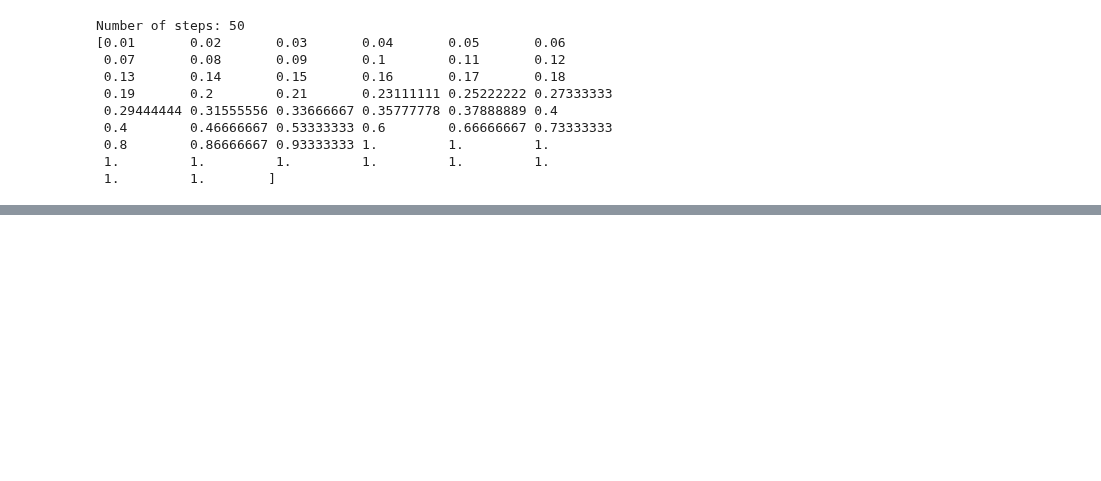
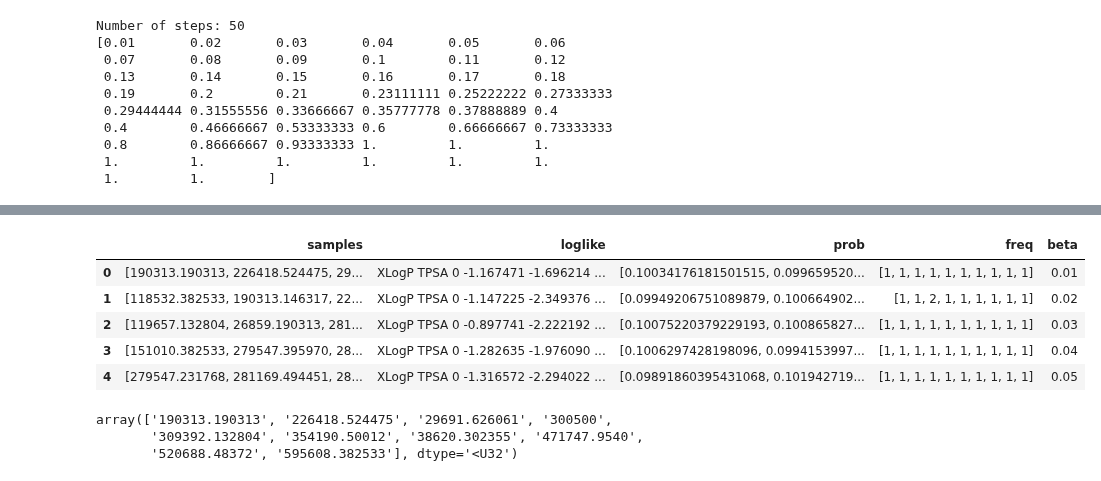
Before and after one commit to yoshida-lab/XenonPy, a Jupyter notebook: xenonpy/contrib/ismd/Sample.ipynb, the cells around one changed output, grey strips where cells are left out. Cells and saved outputs as stored; diff of their text form; code cells hidden in the pictures; blank space fills up the shorter version.

```diff
--- a/xenonpy/contrib/ismd/Sample.ipynb
+++ b/xenonpy/contrib/ismd/Sample.ipynb
@@ -207,0 +191,6 @@ Round 4 ['N#Cc1nn(CCCO)cc1Br.CNCc1cccc(OCSC)c1', 'O=C1CCC(=Cc2cccc(Oc3ccc(C(F)(F
+# %%
+# set up initial reactants
+cans = [smi for i, smi in enumerate(data['reactant_index'])
+        if (data['XLogP'].iloc[i] > 4)]
+init_samples = np.random.choice(cans, 10)
+print(init_samples)
@@ -227,11 +216,0 @@ ismd = ISMD(estimator=prd_mdls, modifier=pool_sampler)
-# %%
-%%time
-
-# main loop of ismd
-ismd_samples1, ismd_loglike1, ismd_prob1, ismd_freq1 = [], [], [], []
-for s, ll, p, freq in ismd(init_samples, beta, yield_lpf=True):
-    ismd_samples1.append(s)
-    ismd_loglike1.append(ll)
-    ismd_prob1.append(p)
-    ismd_freq1.append(freq)
-    print(s)
@@ -350,0 +217,23 @@ RDKit ERROR: [00:04:32] SMILES Parse Error: unclosed ring for input: 'CC(C)=CCCC
+# %%
+# library for running ismd in XenonPy-iQSPR
+from xenonpy.inverse.iqspr import IQSPR
+
+# set up likelihood and modifier models in iQSPR
+ismd = IQSPR(estimator=likelihood_calculator, modifier=pool_obj)
+
+np.random.seed(201906) # fix the random seed
+# main loop of iQSPR
+ismd_samples, ismd_loglike, ismd_prob, ismd_freq = [], [], [], []
+for s, ll, p, freq in ismd(init_samples, beta, yield_lpf=True):
+    ismd_samples.append(s)
+    ismd_loglike.append(ll)
+    ismd_prob.append(p)
+    ismd_freq.append(freq)
+# record all outputs
+ismd_results = {
+    "samples": ismd_samples,
+    "loglike": ismd_loglike,
+    "prob": ismd_prob,
+    "freq": ismd_freq,
+    "beta": beta
+}
@@ -350,0 +247,17 @@ RDKit ERROR: [00:04:32] SMILES Parse Error: unclosed ring for input: 'CC(C)=CCCC
+# %%
+# have a look at the result
+ismd_result_df = pd.DataFrame(ismd_results)
+ismd_result_df.head()
+# %% [output]
+|  | samples | loglike | prob | freq | beta |
+| 0 | [190313.190313, 226418.524475, 29... | XLogP TPSA 0 -1.167471 -1.696214 ... | [0.10034176181501515, 0.099659520... | [1, 1, 1, 1, 1, 1, 1, 1, 1, 1] | 0.01 |
+| 1 | [118532.382533, 190313.146317, 22... | XLogP TPSA 0 -1.147225 -2.349376 ... | [0.09949206751089879, 0.100664902... | [1, 1, 2, 1, 1, 1, 1, 1, 1] | 0.02 |
+| 2 | [119657.132804, 26859.190313, 281... | XLogP TPSA 0 -0.897741 -2.222192 ... | [0.10075220379229193, 0.100865827... | [1, 1, 1, 1, 1, 1, 1, 1, 1, 1] | 0.03 |
+| 3 | [151010.382533, 279547.395970, 28... | XLogP TPSA 0 -1.282635 -1.976090 ... | [0.1006297428198096, 0.0994153997... | [1, 1, 1, 1, 1, 1, 1, 1, 1, 1] | 0.04 |
+| 4 | [279547.231768, 281169.494451, 28... | XLogP TPSA 0 -1.316572 -2.294022 ... | [0.09891860395431068, 0.101942719... | [1, 1, 1, 1, 1, 1, 1, 1, 1, 1] | 0.05 |
+# %%
+ismd_result_df['samples'][0]
+# %% [output]
+array(['190313.190313', '226418.524475', '29691.626061', '300500',
+       '309392.132804', '354190.50012', '38620.302355', '471747.9540',
+       '520688.48372', '595608.382533'], dtype='<U32')
```
Also changed, not shown: parts of 51 cells of this notebook, 11 other files.
